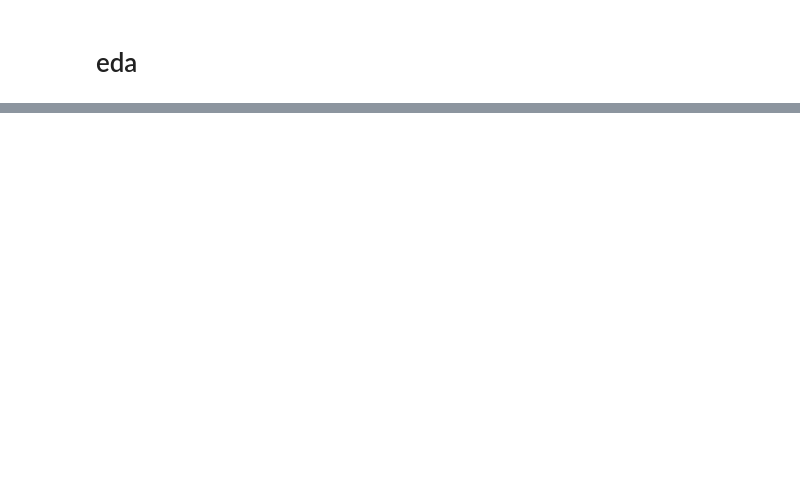
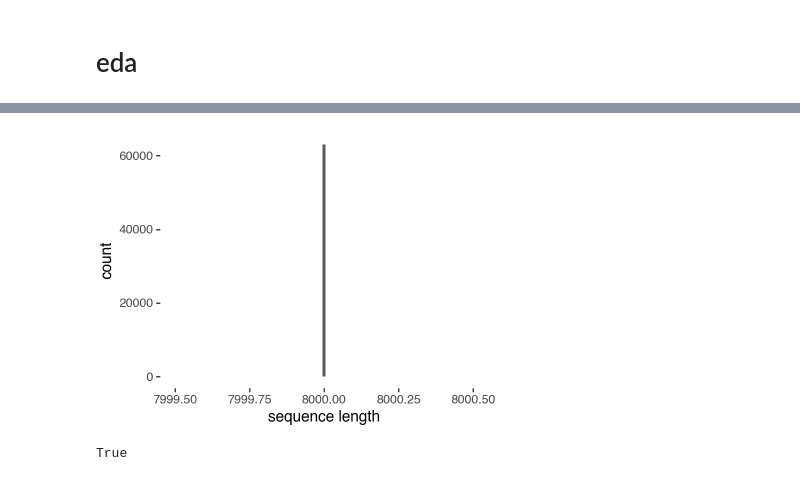
Before and after one commit to mastoffel/gea, a Jupyter notebook: preprocess.ipynb, the cells around one changed output, grey strips where cells are left out. Cells and saved outputs as stored; diff of their text form; code cells hidden in the pictures; blank space fills up the shorter version.

```diff
--- a/preprocess.ipynb
+++ b/preprocess.ipynb
@@ -62,0 +50,19 @@ max    60099.000000
+# %%
+train = train.with_columns(
+         pl.col("sequence")
+        .str.replace_all(r"[^ATGCN]", "N")
+        .str.slice(0, 8000)
+        .str.pad_end(8000, "N")
+    )
+# %%
+# check that it worked
+(train
+    .with_columns(seqlen = pl.col("sequence").str.len_chars())
+    .pipe(lambda s: ggplot(s, aes(x="seqlen")) +
+        geom_histogram(bins=100)) +
+        theme_tufte() +
+        theme(figure_size=(4,3)) +
+        xlab("sequence length")
+)
+# %% [output]
+[figure, added]
@@ -62,0 +81,5 @@ max    60099.000000
+# %%
+# check
+len(labs) == len(train)
+# %% [output]
+True
```
Also changed, not shown: parts of 10 cells of this notebook, 4 other files.
